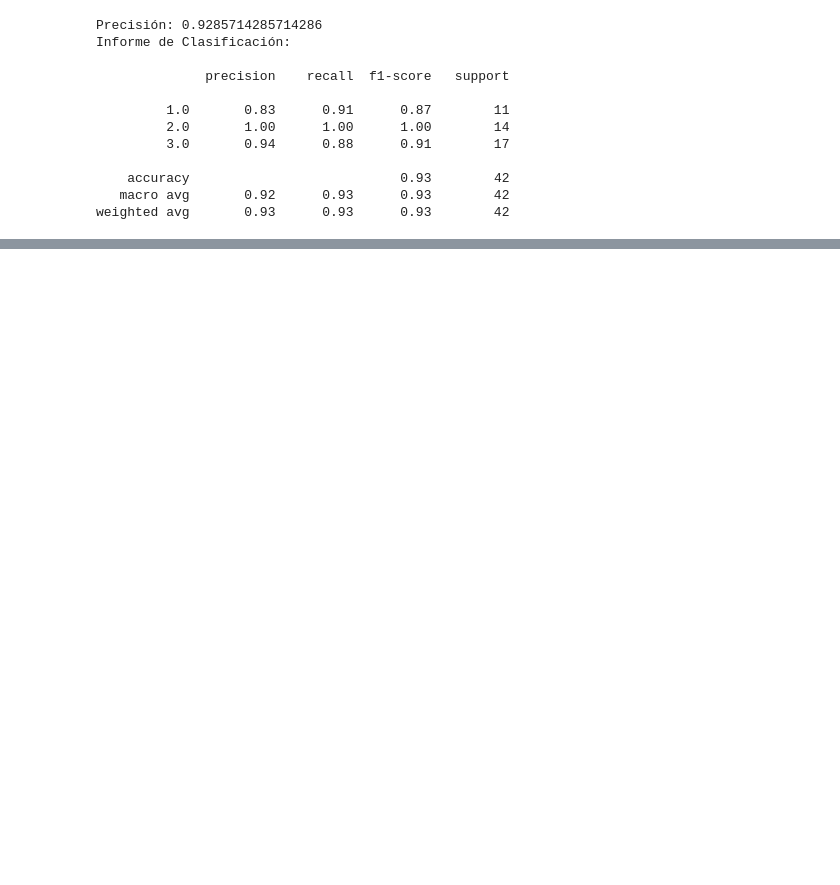
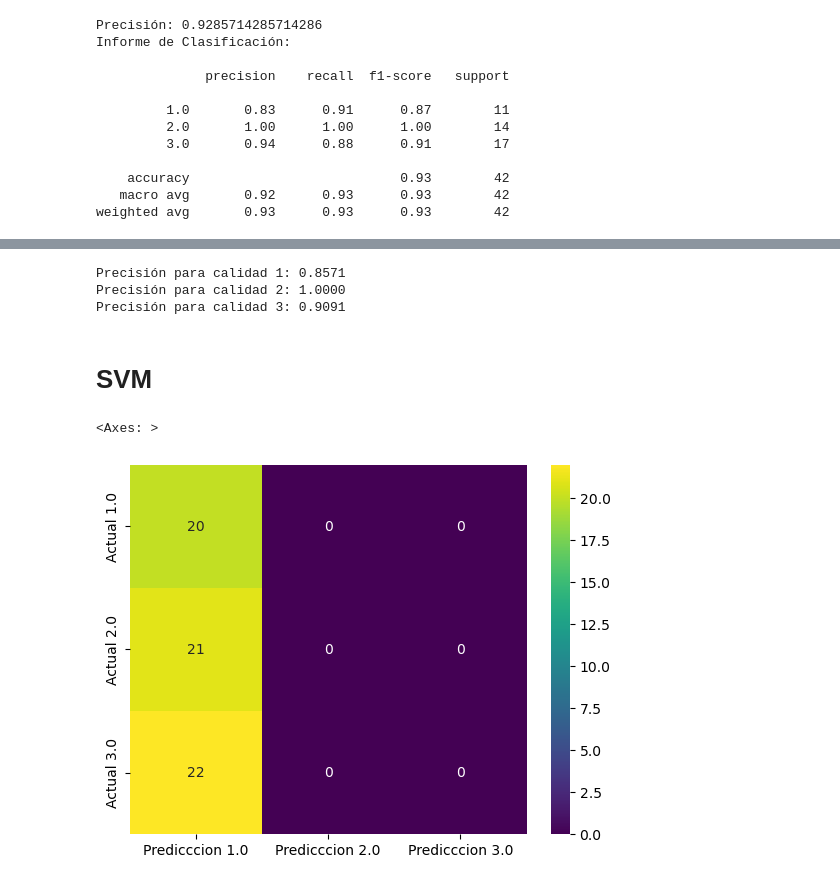
Before and after one commit to Eriik12/PROYECTO, a Jupyter notebook: TRIGO/Untitled.ipynb, the cells around one changed output, grey strips where cells are left out. Saved outputs shown, nothing was run; the diff lists cells and outputs as text; code cells hidden in the pictures; blank space fills up the shorter version.

```diff
--- a/TRIGO/Untitled.ipynb
+++ b/TRIGO/Untitled.ipynb
@@ -222,0 +252,18 @@ Precisión para clase 3: 0.9375
+# %%
+pfq(y_val, y_pred, [1, 2, 3])
+# %% [output]
+Precisión para calidad 1: 0.8571
+Precisión para calidad 2: 1.0000
+Precisión para calidad 3: 0.9091
+# %% [markdown]
+# SVM
+# %%
+from sklearn.svm import SVC
+svm_classifier = SVC(kernel='linear', C=0.01)
+svm_classifier.fit(X_train, y_train)
+y_pred4 = svm_classifier.predict(X_val)
+# %%
+plot(y_val,y_pred4)
+# %% [output]
+<Axes: >
+[figure, added]
```
Also changed, not shown: parts of 29 cells of this notebook.
